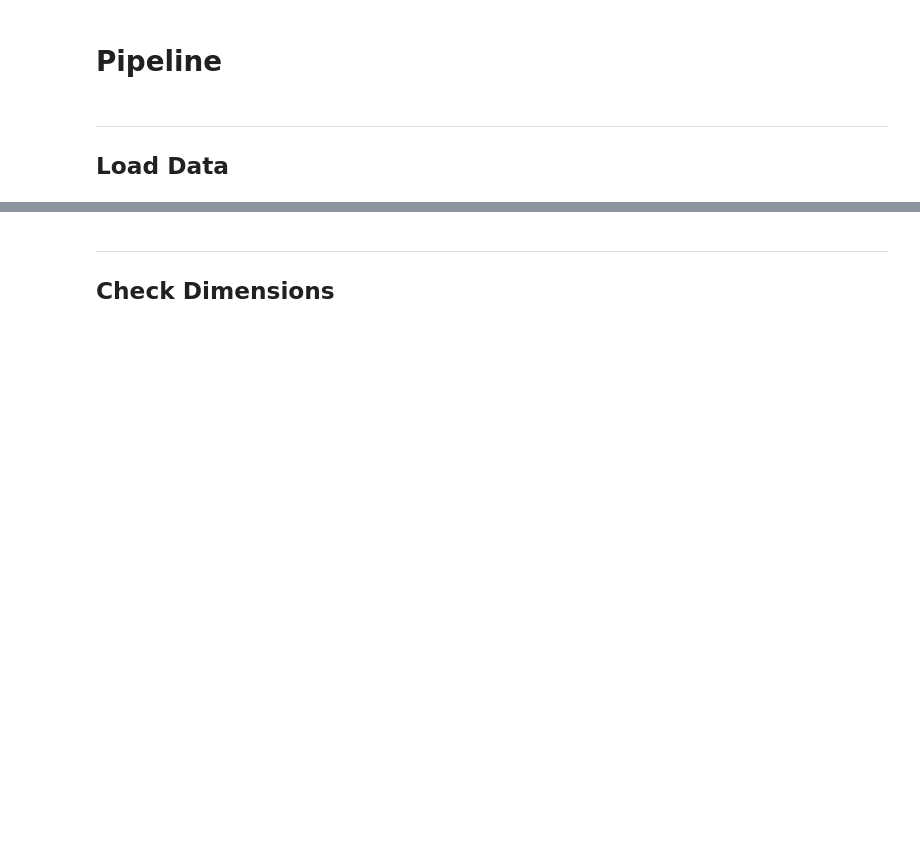
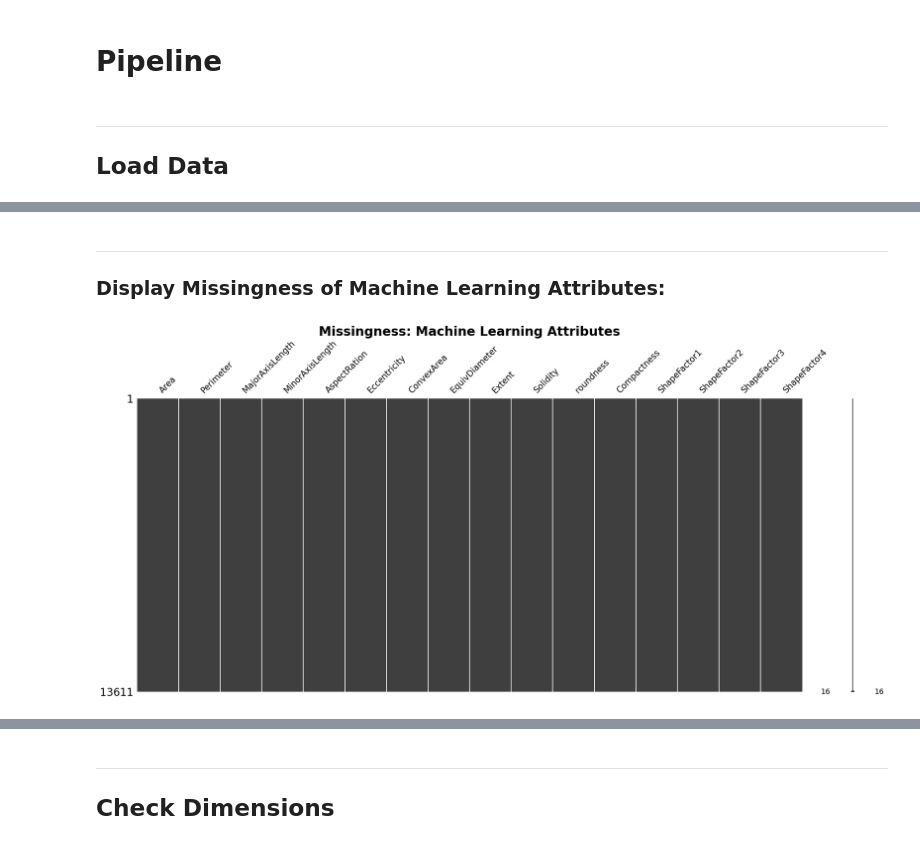
Before and after one commit to mmkke/DS5230_clustering_project, a Jupyter notebook: notebooks/ds5230_phase3_clustering_pipline.ipynb, the cells around one changed output, grey strips where cells are left out. Drawn from its saved outputs; the diff is of its cells as text; code cells hidden in the pictures; blank space fills up the shorter version.

```diff
--- a/notebooks/ds5230_phase3_clustering_pipline.ipynb
+++ b/notebooks/ds5230_phase3_clustering_pipline.ipynb
@@ -290,16 +330,8 @@ ____
 
 ## Load Data
 # %%
-# transformed data csv file name
-data_file = "/curated/trans_data_design.csv"
-
 # read in design matrix dataframe
-design_matrix  = pd.read_csv( data_path + data_file )
-
-
-# target vector csv file name
-target_file = "/curated/beans_target.csv"
-
+design_df  = pd.read_csv( data_path + design_matrix_file_name )
 
 # read in encoded target vector dataframe
 target_vector = pd.read_csv( data_path + target_file, index_col=0)
@@ -305,0 +382,27 @@ target_vector = pd.read_csv( data_path + target_file, index_col=0)
+# %%
+# get nominal and numerical columns, print column dtype
+nominal_cols, numerical_cols, unique_value_cols = column_dtypes(design_df)
+
+# display nominal cols
+if nominal_cols == []:
+    print(f'There no nominal columns in the dataset.\n')
+else:
+    print(f'The nominal columns are:')
+    for i in range(len(nominal_cols)):
+        print(f'{i + 1}: {nominal_cols[i]}')
+
+# display numerical cols
+if numerical_cols == []:
+    print(f'There no numerical columns in the dataset.')
+else:
+    print(f'The {len(numerical_cols)} numerical columns are:')
+    for i in range(len(numerical_cols)):
+        print(f'\t{i + 1}: {numerical_cols[i]}')
+
+# display unique values information
+if unique_value_cols == []:
+    print(f'\nThere no columns with all unique values in the dataset.')
+else:
+    print(f'\nThe {len(unique_value_cols)} columns with all unique values are:')
+    for i in range(len(unique_value_cols)):
+        print(f'\t{i + 1}: {unique_value_cols[i]}')
@@ -305,0 +528,13 @@ target_vector = pd.read_csv( data_path + target_file, index_col=0)
+# %% [markdown]
+___
+
+### Display Missingness of Machine Learning Attributes:
+# %%
+# display missingness plot; ml attributes
+msno.matrix(design_df[numerical_cols + nominal_cols])
+plt.title("Missingness: Machine Learning Attributes", weight = 'bold', fontsize = 24)
+
+# save fig
+plt.savefig(figs_path + "/missing_attributes_ml_attributes.png", bbox_inches = 'tight')
+# %% [output]
+[figure, added]
```
Also changed, not shown: parts of 40 cells of this notebook, 2 other files.
